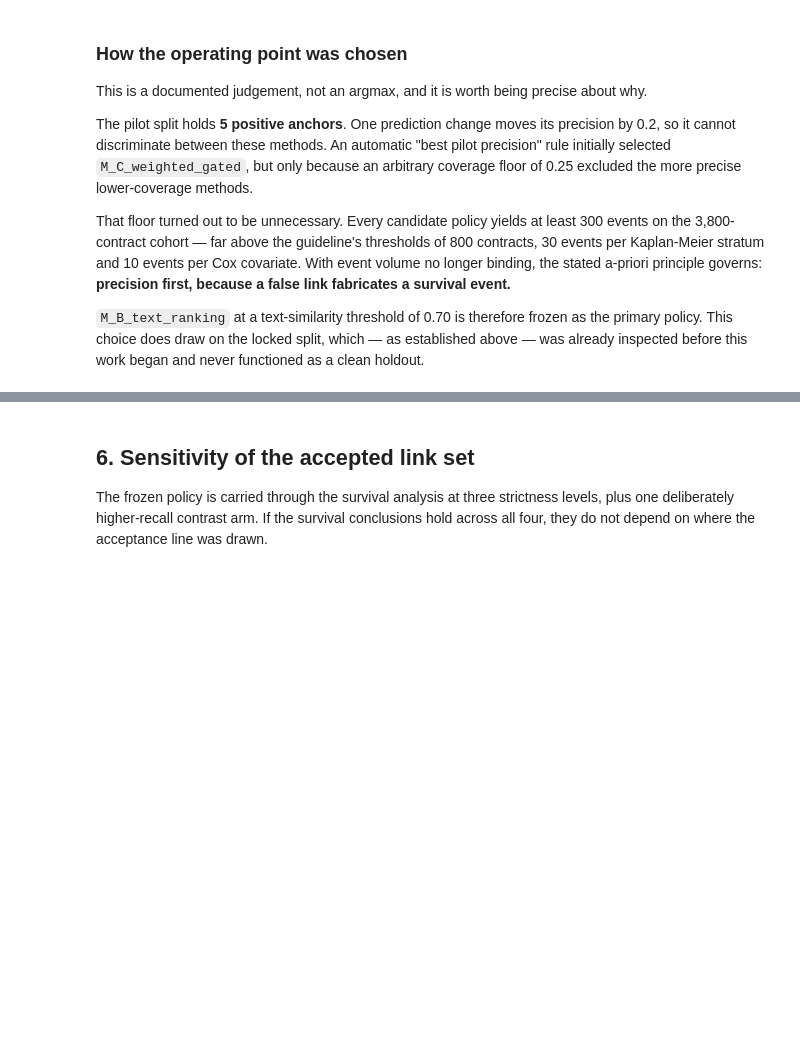
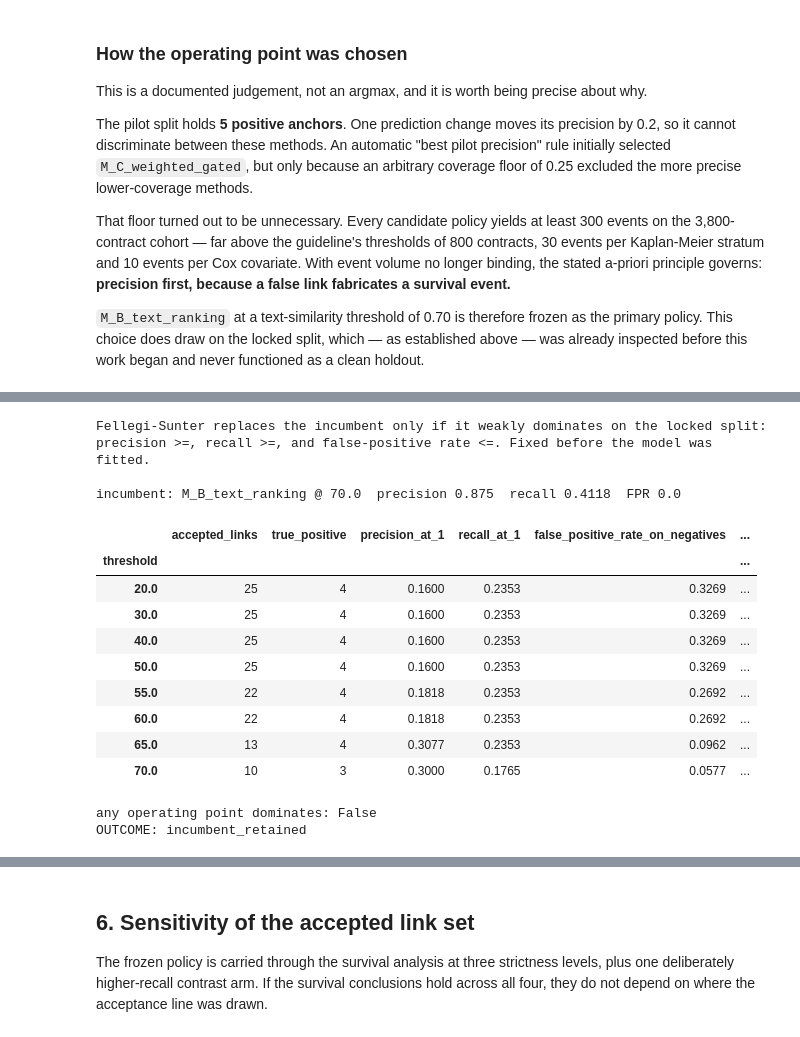
Before and after one commit to ROUSenghak/project-gigalis, a Jupyter notebook: notebooks/12_successor_linkage_and_evaluation.ipynb, the cells around one changed output, grey strips where cells are left out. Saved outputs shown, nothing was run; the diff lists cells and outputs as text; code cells hidden in the pictures; blank space fills up the shorter version.

```diff
--- a/notebooks/12_successor_linkage_and_evaluation.ipynb
+++ b/notebooks/12_successor_linkage_and_evaluation.ipynb
@@ -333,0 +586,32 @@ saved data/processed/boamp_v2/figures/linkage_evaluation/04_pilot_precision_cove
+# %%
+adoption = evaluation["fellegi_sunter_adoption"]
+incumbent = adoption["incumbent"]
+print(adoption["rule"])
+print(f"\nincumbent: {incumbent['method']} @ {incumbent['threshold']}"
+      f"  precision {incumbent['precision_at_1']}"
+      f"  recall {incumbent['recall_at_1']}"
+      f"  FPR {incumbent['false_positive_rate_on_negatives']}")
+
+sweep = pd.DataFrame(adoption["challenger_locked_sweep"])[
+    ["threshold", "accepted_links", "true_positive", "precision_at_1",
+     "recall_at_1", "false_positive_rate_on_negatives", "weakly_dominates_incumbent"]
+]
+display(sweep.set_index("threshold"))
+print(f"any operating point dominates: {adoption['any_operating_point_dominates']}")
+print(f"OUTCOME: {adoption['outcome']}")
+# %% [output]
+Fellegi-Sunter replaces the incumbent only if it weakly dominates on the locked split: precision >=, recall >=, and false-positive rate <=. Fixed before the model was fitted.
+
+incumbent: M_B_text_ranking @ 70.0  precision 0.875  recall 0.4118  FPR 0.0
+|  | accepted_links | true_positive | precision_at_1 | recall_at_1 | false_positive_rate_on_negatives | ... |
+| threshold |  |  |  |  |  | ... |
+| 20.0 | 25 | 4 | 0.1600 | 0.2353 | 0.3269 | ... |
+| 30.0 | 25 | 4 | 0.1600 | 0.2353 | 0.3269 | ... |
+| 40.0 | 25 | 4 | 0.1600 | 0.2353 | 0.3269 | ... |
+| 50.0 | 25 | 4 | 0.1600 | 0.2353 | 0.3269 | ... |
+| 55.0 | 22 | 4 | 0.1818 | 0.2353 | 0.2692 | ... |
+| 60.0 | 22 | 4 | 0.1818 | 0.2353 | 0.2692 | ... |
+| 65.0 | 13 | 4 | 0.3077 | 0.2353 | 0.0962 | ... |
+| 70.0 | 10 | 3 | 0.3000 | 0.1765 | 0.0577 | ... |
+any operating point dominates: False
+OUTCOME: incumbent_retained
```
Also changed, not shown: parts of 13 cells of this notebook, 1 other file.
